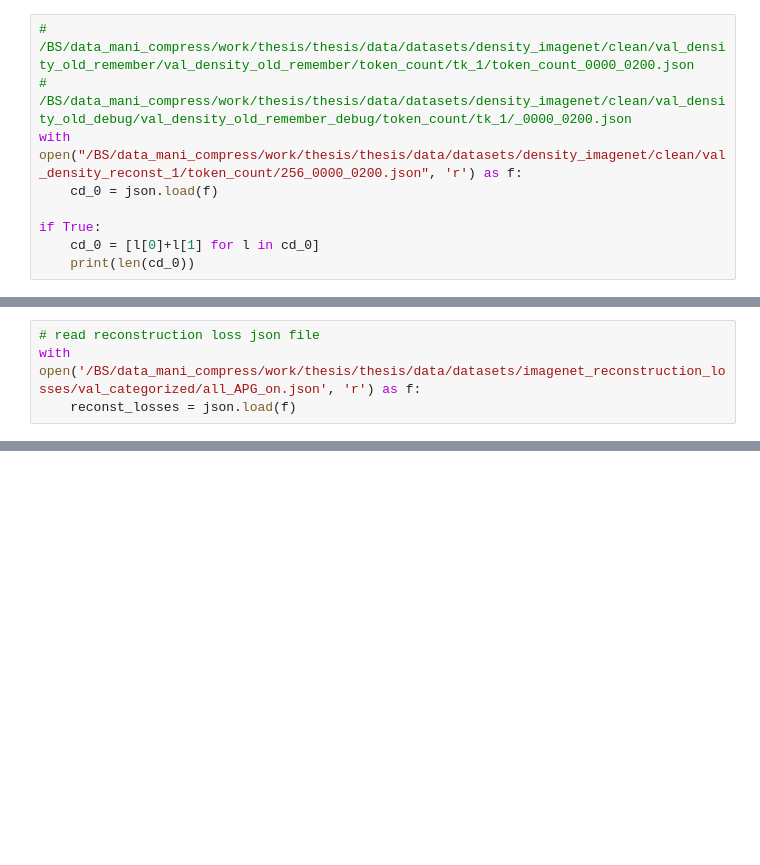
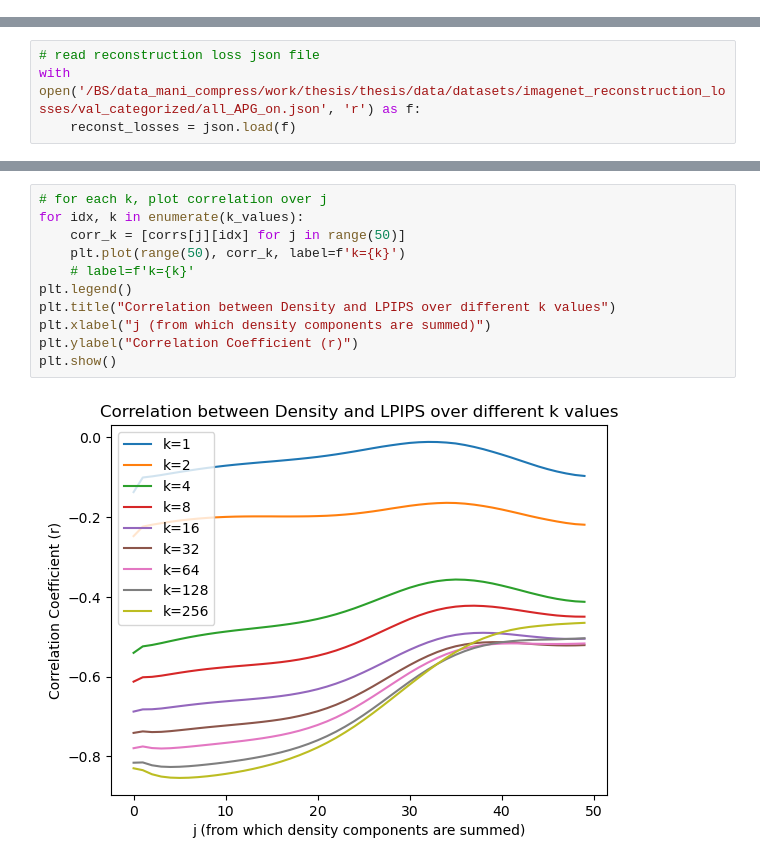
Before and after one commit to hevra01/thesis, a Jupyter notebook: notebooks/density_reconstruction_loss_relation.ipynb, the cells around one changed output, grey strips where cells are left out. Cells and saved outputs as stored; diff of their text form; blank space fills up the shorter version.

```diff
--- a/notebooks/density_reconstruction_loss_relation.ipynb
+++ b/notebooks/density_reconstruction_loss_relation.ipynb
@@ -111,9 +14,0 @@ source_256 = [l[1] for l in cd_256]
-# %%
-# /BS/data_mani_compress/work/thesis/thesis/data/datasets/density_imagenet/clean/val_density_old_remember/val_density_old_remember/token_count/tk_1/token_count_0000_0200.json
-# /BS/data_mani_compress/work/thesis/thesis/data/datasets/density_imagenet/clean/val_density_old_debug/val_density_old_remember_debug/token_count/tk_1/_0000_0200.json
-with open("/BS/data_mani_compress/work/thesis/thesis/data/datasets/density_imagenet/clean/val_density_reconst_1/token_count/256_0000_0200.json", 'r') as f:
-    cd_0 = json.load(f)
-
-if True:
-    cd_0 = [l[0]+l[1] for l in cd_0]
-    print(len(cd_0))
@@ -268 +145,14 @@ plt.show()
+# %%
+# for each k, plot correlation over j
+for idx, k in enumerate(k_values):
+    corr_k = [corrs[j][idx] for j in range(50)]
+    plt.plot(range(50), corr_k, label=f'k={k}')
+    # label=f'k={k}'
+plt.legend()
+plt.title("Correlation between Density and LPIPS over different k values")
+plt.xlabel("j (from which density components are summed)")
+plt.ylabel("Correlation Coefficient (r)")
+plt.show()
+# %% [output]
+[figure, added]
 # %%
```
Also changed, not shown: parts of 13 cells of this notebook, 7 other files.
